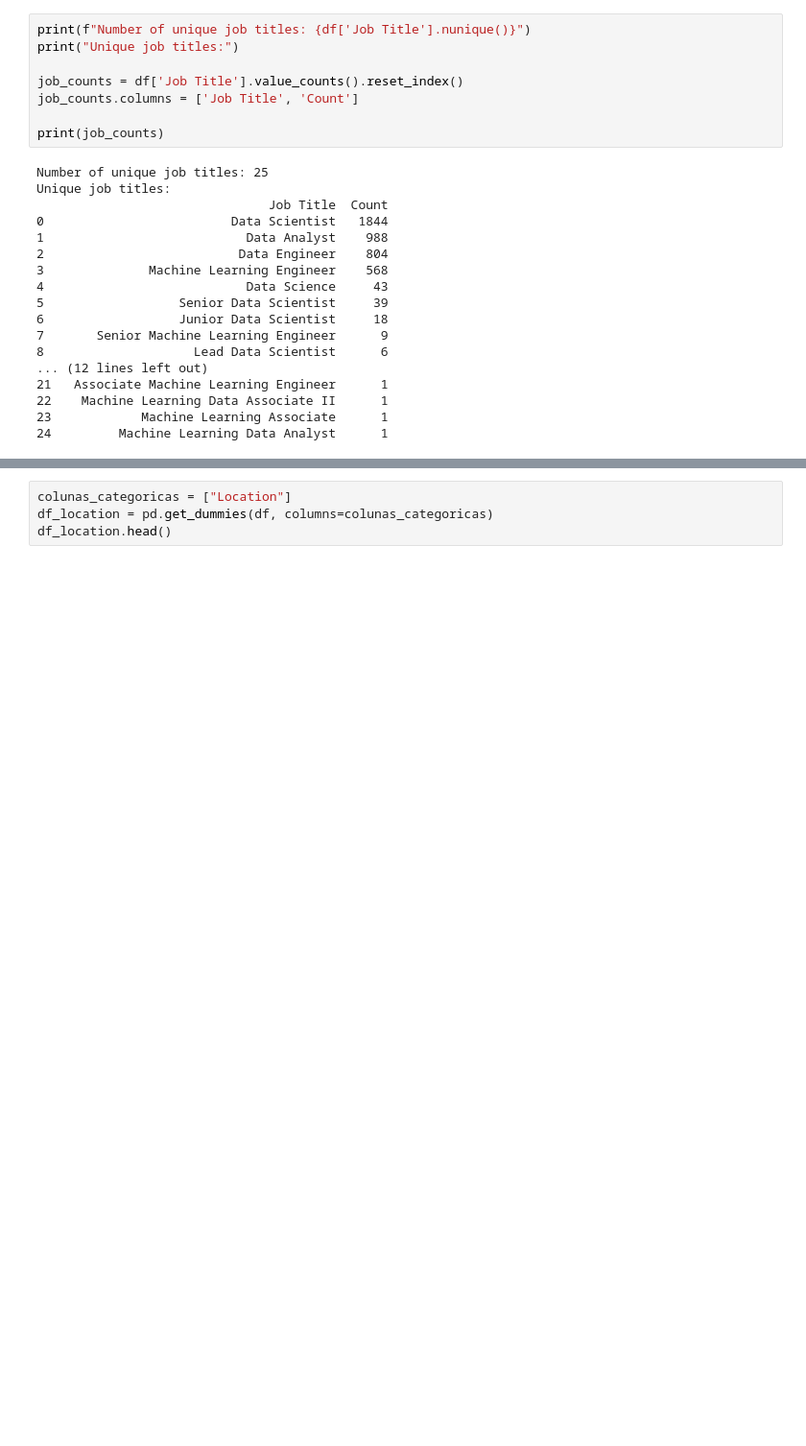
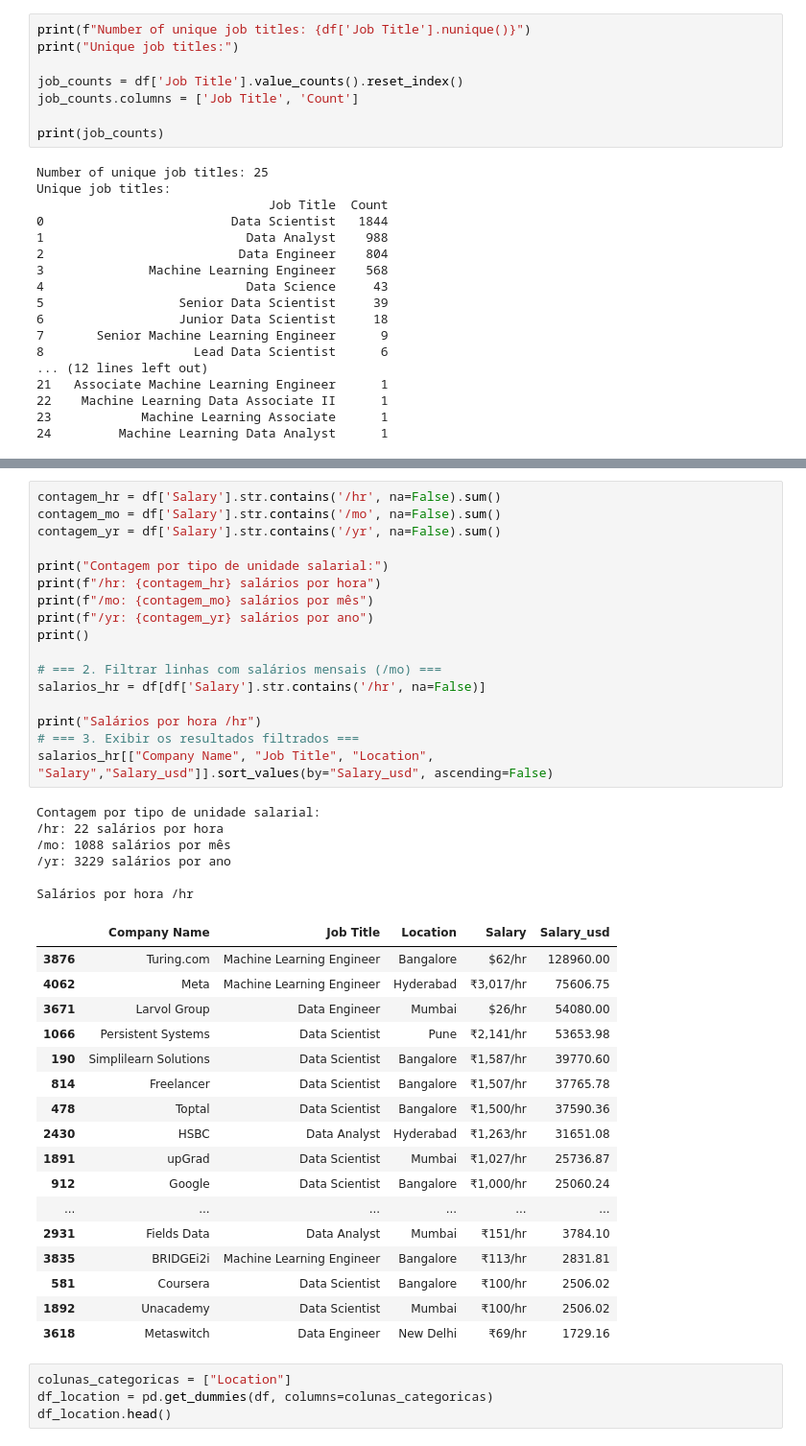
Before and after one commit to lanjos1/Salary-Estimation-Using-Regression-Model, a Jupyter notebook: Salary.ipynb, the cells around one changed output, grey strips where cells are left out. Shown: that part at 96% size. Saved outputs shown, nothing was run; the diff lists cells and outputs as text; blank space fills up the shorter version.

```diff
--- a/Salary.ipynb
+++ b/Salary.ipynb
@@ -181,3 +230,44 @@ df.head()
+# %%
+contagem_hr = df['Salary'].str.contains('/hr', na=False).sum()
+contagem_mo = df['Salary'].str.contains('/mo', na=False).sum()
+contagem_yr = df['Salary'].str.contains('/yr', na=False).sum()
+
+print("Contagem por tipo de unidade salarial:")
+print(f"/hr: {contagem_hr} salários por hora")
+print(f"/mo: {contagem_mo} salários por mês")
+print(f"/yr: {contagem_yr} salários por ano")
+print()
+
+# === 2. Filtrar linhas com salários mensais (/mo) ===
+salarios_hr = df[df['Salary'].str.contains('/hr', na=False)]
+
+print("Salários por hora /hr")
+# === 3. Exibir os resultados filtrados ===
+salarios_hr[["Company Name", "Job Title", "Location", "Salary","Salary_usd"]].sort_values(by="Salary_usd", ascending=False)
+# %% [output]
+Contagem por tipo de unidade salarial:
+/hr: 22 salários por hora
+/mo: 1088 salários por mês
+/yr: 3229 salários por ano
+
+Salários por hora /hr
+|  | Company Name | Job Title | Location | Salary | Salary_usd |
+| 3876 | Turing.com | Machine Learning Engineer | Bangalore | $62/hr | 128960.00 |
+| 4062 | Meta | Machine Learning Engineer | Hyderabad | ₹3,017/hr | 75606.75 |
+| 3671 | Larvol Group | Data Engineer | Mumbai | $26/hr | 54080.00 |
+| 1066 | Persistent Systems | Data Scientist | Pune | ₹2,141/hr | 53653.98 |
+| 190 | Simplilearn Solutions | Data Scientist | Bangalore | ₹1,587/hr | 39770.60 |
+| 814 | Freelancer | Data Scientist | Bangalore | ₹1,507/hr | 37765.78 |
+| 478 | Toptal | Data Scientist | Bangalore | ₹1,500/hr | 37590.36 |
+| 2430 | HSBC | Data Analyst | Hyderabad | ₹1,263/hr | 31651.08 |
+| 1891 | upGrad | Data Scientist | Mumbai | ₹1,027/hr | 25736.87 |
+| 912 | Google | Data Scientist | Bangalore | ₹1,000/hr | 25060.24 |
+| ... | ... | ... | ... | ... | ... |
+| 2931 | Fields Data | Data Analyst | Mumbai | ₹151/hr | 3784.10 |
+| 3835 | BRIDGEi2i | Machine Learning Engineer | Bangalore | ₹113/hr | 2831.81 |
+| 581 | Coursera | Data Scientist | Bangalore | ₹100/hr | 2506.02 |
+| 1892 | Unacademy | Data Scientist | Mumbai | ₹100/hr | 2506.02 |
+| 3618 | Metaswitch | Data Engineer | New Delhi | ₹69/hr | 1729.16 |
 # %%
 colunas_categoricas = ["Location"]
 df_location = pd.get_dummies(df, columns=colunas_categoricas)
```
Also changed, not shown: parts of 3 cells of this notebook.
